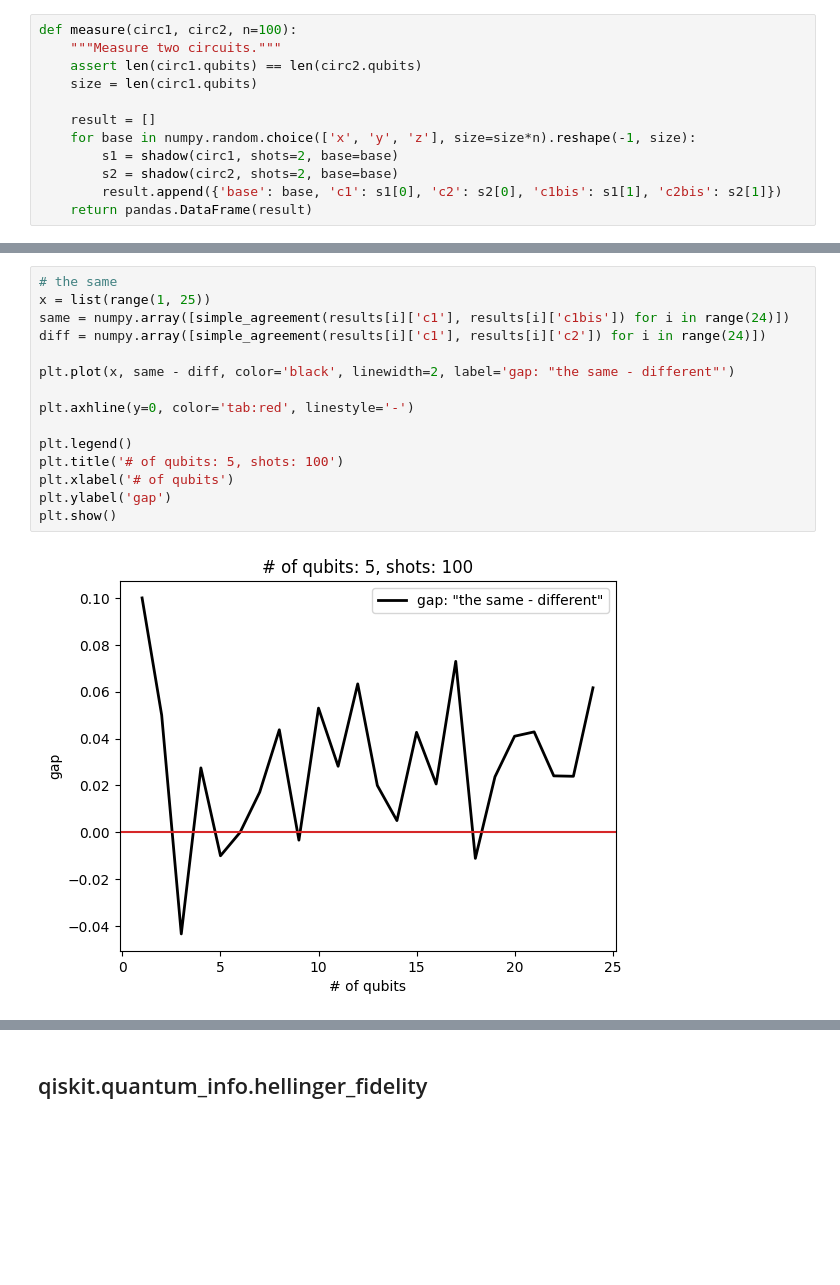
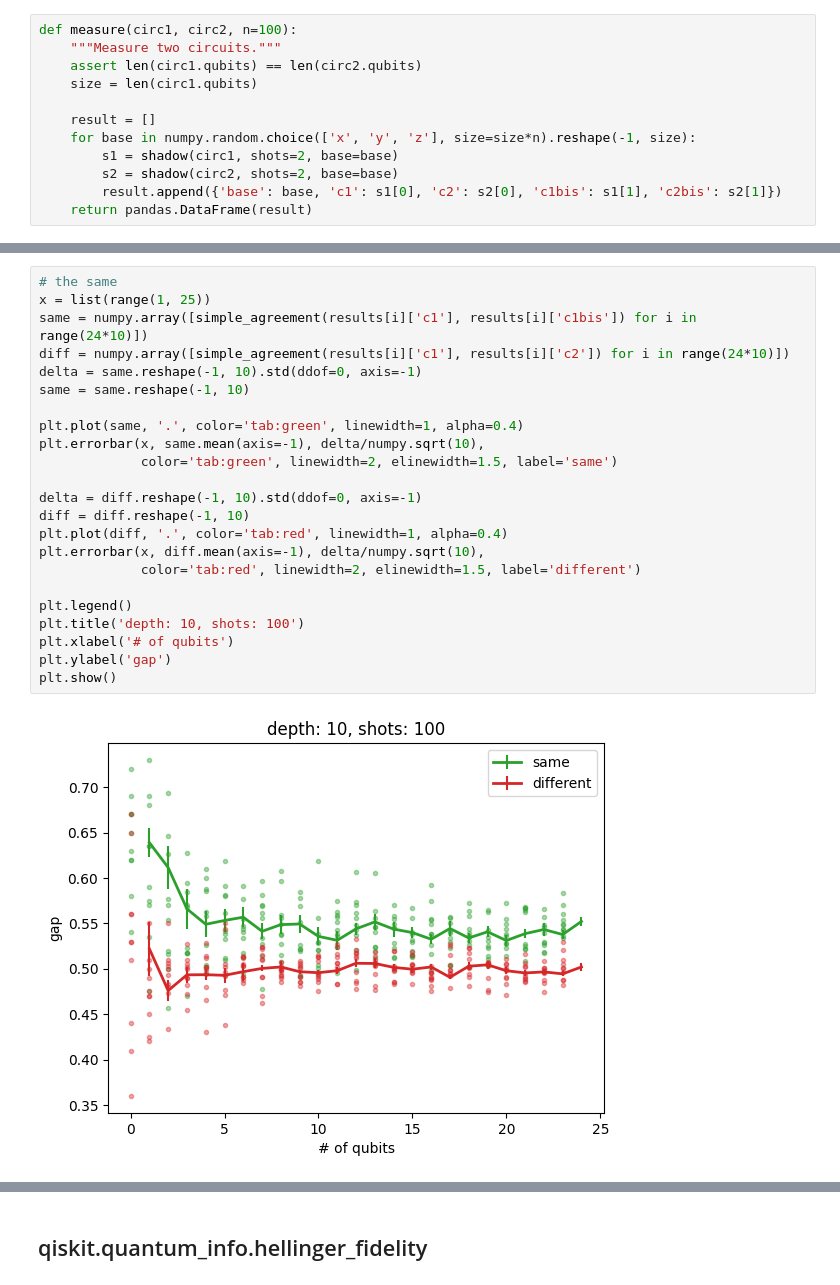
Before and after one commit to marcinabram/shadow_tomography, a Jupyter notebook: part5_benchmark-number-of-qubits.ipynb, the cells around one changed output, grey strips where cells are left out. Saved outputs shown, nothing was run; the diff lists cells and outputs as text; blank space fills up the shorter version.

```diff
--- a/part5_benchmark-number-of-qubits.ipynb
+++ b/part5_benchmark-number-of-qubits.ipynb
@@ -248,17 +252,25 @@ simple_agreement(results[5]['c1'], results[5]['c1bis'])
-# %%
-# the same
-x = list(range(1, 25))
-same = numpy.array([simple_agreement(results[i]['c1'], results[i]['c1bis']) for i in range(24)])
-diff = numpy.array([simple_agreement(results[i]['c1'], results[i]['c2']) for i in range(24)])
-
-plt.plot(x, same - diff, color='black', linewidth=2, label='gap: "the same - different"')
-
-plt.axhline(y=0, color='tab:red', linestyle='-')
-
-plt.legend()
-plt.title('# of qubits: 5, shots: 100')
-plt.xlabel('# of qubits')
-plt.ylabel('gap')
-plt.show()
-# %% [output]
-[figure, removed]
+# %%
+# the same
+x = list(range(1, 25))
+same = numpy.array([simple_agreement(results[i]['c1'], results[i]['c1bis']) for i in range(24*10)])
+diff = numpy.array([simple_agreement(results[i]['c1'], results[i]['c2']) for i in range(24*10)])
+delta = same.reshape(-1, 10).std(ddof=0, axis=-1)
+same = same.reshape(-1, 10)
+
+plt.plot(same, '.', color='tab:green', linewidth=1, alpha=0.4)
+plt.errorbar(x, same.mean(axis=-1), delta/numpy.sqrt(10),
+             color='tab:green', linewidth=2, elinewidth=1.5, label='same')
+
+delta = diff.reshape(-1, 10).std(ddof=0, axis=-1)
+diff = diff.reshape(-1, 10)
+plt.plot(diff, '.', color='tab:red', linewidth=1, alpha=0.4)
+plt.errorbar(x, diff.mean(axis=-1), delta/numpy.sqrt(10),
+             color='tab:red', linewidth=2, elinewidth=1.5, label='different')
+
+plt.legend()
+plt.title('depth: 10, shots: 100')
+plt.xlabel('# of qubits')
+plt.ylabel('gap')
+plt.show()
+# %% [output]
+[figure, added]
```
Also changed, not shown: parts of 7 cells of this notebook.
